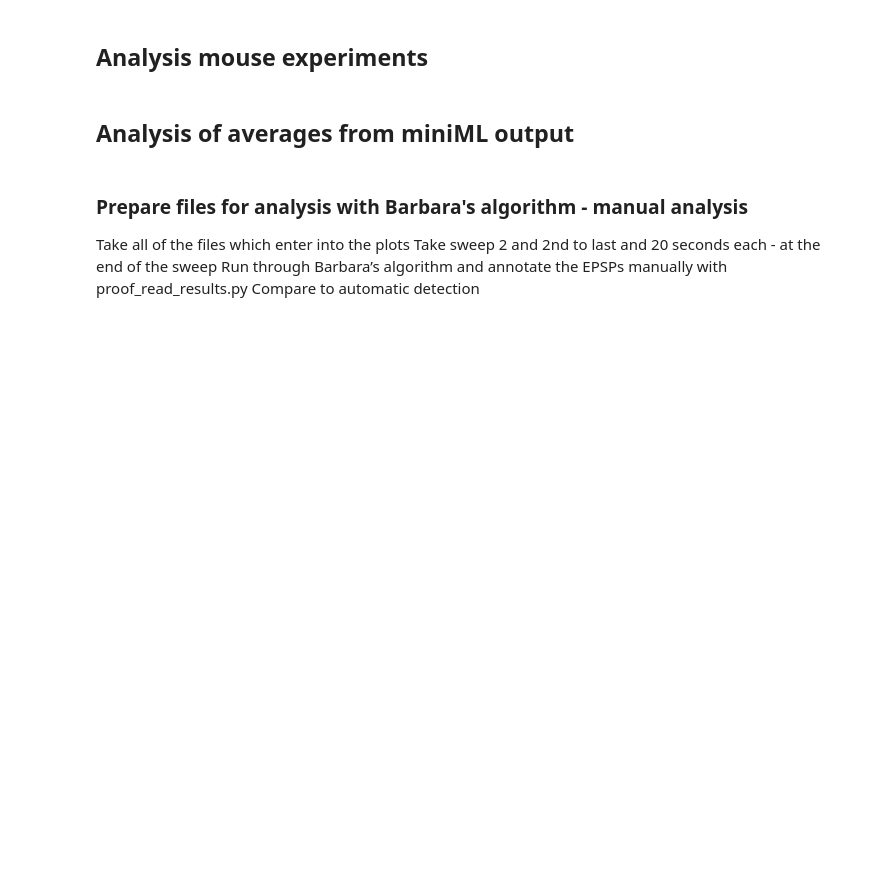
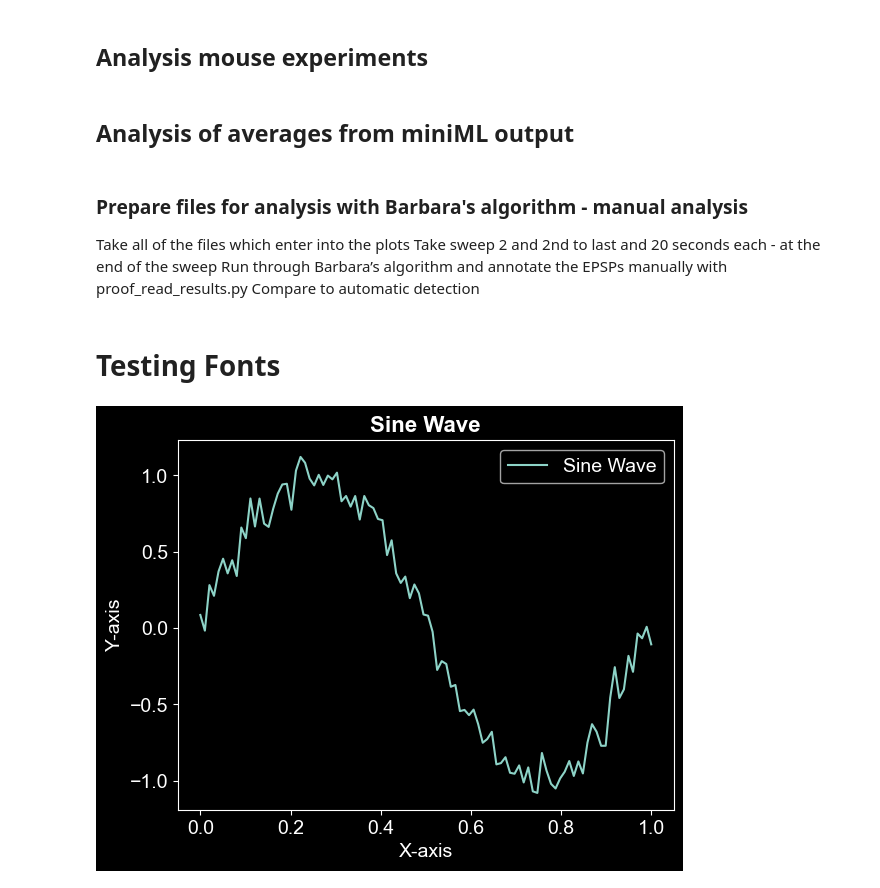
Before and after one commit to verjiniaM/Human-slice-scripts, a Jupyter notebook: notebooks_and_main_executions/manual_fix_notebook_and_some_useful_plots.ipynb, the cells around one changed output. Saved outputs shown, nothing was run; the diff lists cells and outputs as text; code cells hidden in the pictures; blank space fills up the shorter version.

```diff
--- a/notebooks_and_main_executions/manual_fix_notebook_and_some_useful_plots.ipynb
+++ b/notebooks_and_main_executions/manual_fix_notebook_and_some_useful_plots.ipynb
@@ -1007,3 +1007,5 @@ for fn in meta_complete['Name of recording']:
 
 # meta_complete.to_excel(human_dir + 'meta_events/EPSPs/meta_dfs/2023-12-06EPSPs_meta_for_Barbs_algorithm.xlsx')
 # meta_complete.to_excel('/Users/verjim/spontaneous-postsynaptic-currents-detection/metadata/metadata.xlsx')
+# %% [markdown]
+# Testing Fonts
@@ -1009,0 +1016,16 @@ for fn in meta_complete['Name of recording']:
+# %%
+x = np.linspace(0, 1, 100)
+y = np.sin(2 * np.pi * x) + 0.1 * np.random.randn(100)
+
+with rc_context({'font.family': 'arial',
+                 'font.size': 14,
+                 'font.serif': 'CMU Serif'}):
+    fig, ax = plt.subplots()
+    ax.plot(x, y, label='Sine Wave')
+    ax.set_title('Sine Wave', fontsize=16, fontweight='bold')
+    ax.set_xlabel('X-axis', fontsize=14)
+    ax.set_ylabel('Y-axis', fontsize=14)
+    ax.legend()
+    plt.show()
+# %% [output]
+[figure, added]
```
Also changed, not shown: parts of 2 cells of this notebook, 10 other files.
